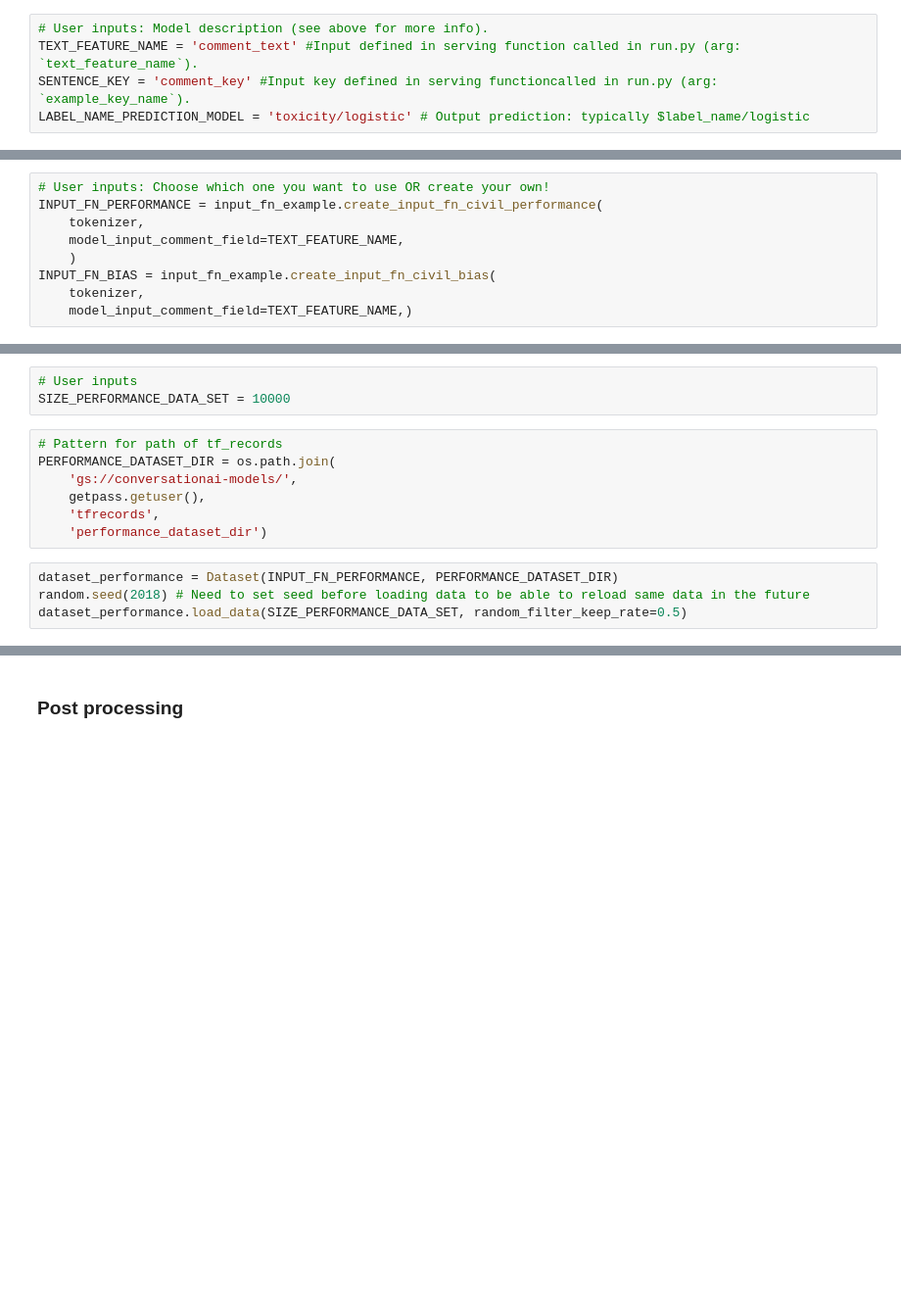
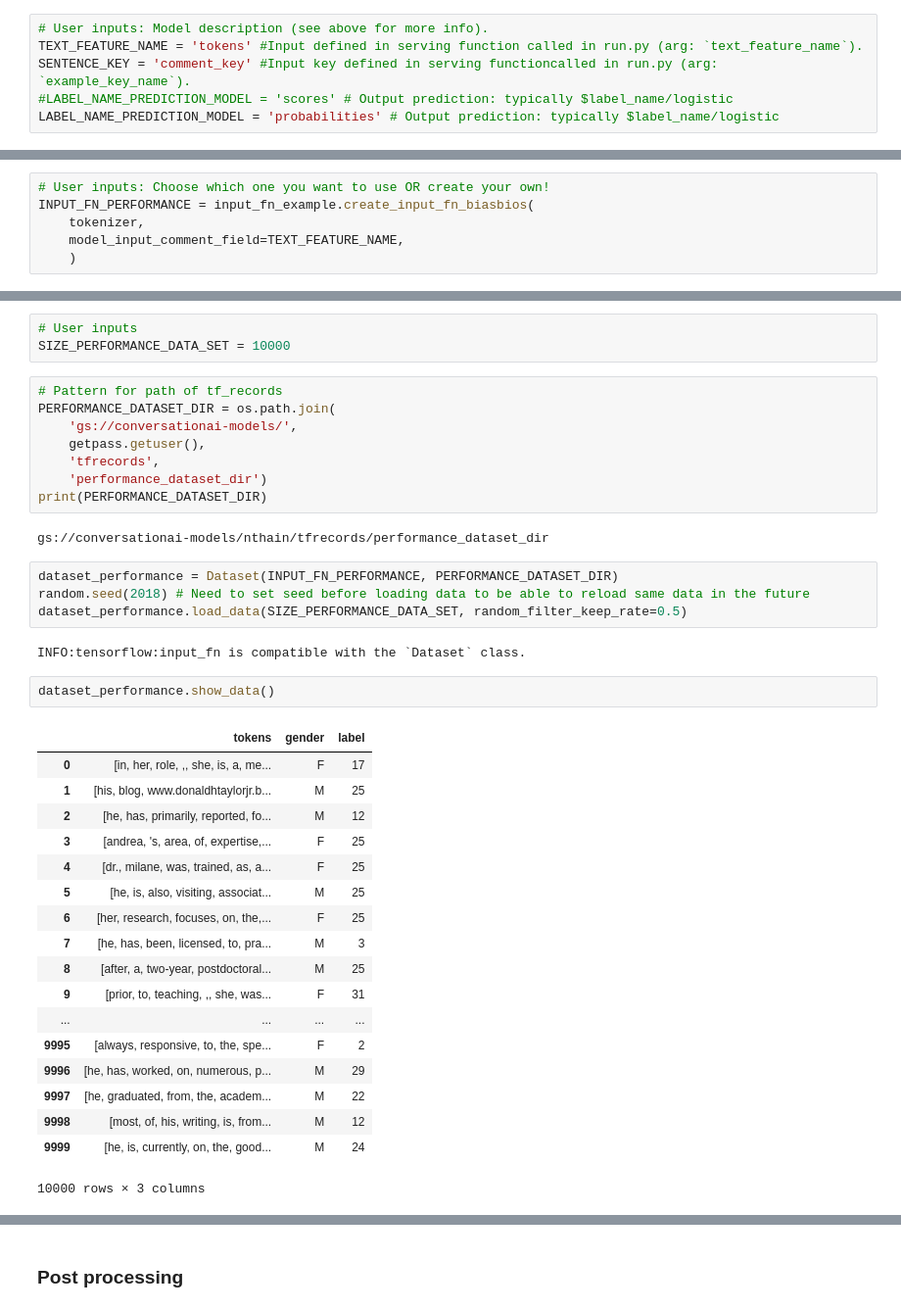
Before and after one commit to conversationai/conversationai-models, a Jupyter notebook: model_evaluation/jigsaw_evaluation_pipeline.ipynb, the cells around one changed output, grey strips where cells are left out. Shown at 98% size. Drawn from its saved outputs; the diff is of its cells as text; blank space fills up the shorter version.

Commit message:
partial evaluation on biasbios. messy but for pair debugging.

```diff
--- a/model_evaluation/jigsaw_evaluation_pipeline.ipynb
+++ b/model_evaluation/jigsaw_evaluation_pipeline.ipynb
@@ -103,8 +110,9 @@ MODEL_NAMES = [
 # %%
 # User inputs: Model description (see above for more info).
-TEXT_FEATURE_NAME = 'comment_text' #Input defined in serving function called in run.py (arg: `text_feature_name`).
+TEXT_FEATURE_NAME = 'tokens' #Input defined in serving function called in run.py (arg: `text_feature_name`).
 SENTENCE_KEY = 'comment_key' #Input key defined in serving functioncalled in run.py (arg: `example_key_name`).
-LABEL_NAME_PREDICTION_MODEL = 'toxicity/logistic' # Output prediction: typically $label_name/logistic
+#LABEL_NAME_PREDICTION_MODEL = 'scores' # Output prediction: typically $label_name/logistic
+LABEL_NAME_PREDICTION_MODEL = 'probabilities' # Output prediction: typically $label_name/logistic
 # %%
 model_input_spec = {
     TEXT_FEATURE_NAME: utils_tfrecords.EncodingFeatureSpec.LIST_STRING} #library will use this automatically
@@ -147,13 +155,10 @@ We will define two different input_fn (1 for performance, 1 for bias). The bias
 Note: You can use ANY input_fn that matches those requirements. You can find a few examples of input_fn in the file input_fn_example.py (for toxicity and civil_comments dataset).
 # %%
 # User inputs: Choose which one you want to use OR create your own!
-INPUT_FN_PERFORMANCE = input_fn_example.create_input_fn_civil_performance(
+INPUT_FN_PERFORMANCE = input_fn_example.create_input_fn_biasbios(
     tokenizer,
     model_input_comment_field=TEXT_FEATURE_NAME,
     )
-INPUT_FN_BIAS = input_fn_example.create_input_fn_civil_bias(
-    tokenizer,
-    model_input_comment_field=TEXT_FEATURE_NAME,)
 # %% [markdown]
 # Part 3: Running prediction
 # %% [markdown]
@@ -168,7 +173,33 @@ PERFORMANCE_DATASET_DIR = os.path.join(
     getpass.getuser(),
     'tfrecords',
     'performance_dataset_dir')
+print(PERFORMANCE_DATASET_DIR)
+# %% [output]
+gs://conversationai-models/nthain/tfrecords/performance_dataset_dir
 # %%
 dataset_performance = Dataset(INPUT_FN_PERFORMANCE, PERFORMANCE_DATASET_DIR)
 random.seed(2018) # Need to set seed before loading data to be able to reload same data in the future
 dataset_performance.load_data(SIZE_PERFORMANCE_DATA_SET, random_filter_keep_rate=0.5)
+# %% [output]
+INFO:tensorflow:input_fn is compatible with the `Dataset` class.
+# %%
+dataset_performance.show_data()
+# %% [output]
+|  | tokens | gender | label |
+| 0 | [in, her, role, ,, she, is, a, me... | F | 17 |
+| 1 | [his, blog, www.donaldhtaylorjr.b... | M | 25 |
+| 2 | [he, has, primarily, reported, fo... | M | 12 |
+| 3 | [andrea, 's, area, of, expertise,... | F | 25 |
+| 4 | [dr., milane, was, trained, as, a... | F | 25 |
+| 5 | [he, is, also, visiting, associat... | M | 25 |
+| 6 | [her, research, focuses, on, the,... | F | 25 |
+| 7 | [he, has, been, licensed, to, pra... | M | 3 |
+| 8 | [after, a, two-year, postdoctoral... | M | 25 |
+| 9 | [prior, to, teaching, ,, she, was... | F | 31 |
+| ... | ... | ... | ... |
+| 9995 | [always, responsive, to, the, spe... | F | 2 |
+| 9996 | [he, has, worked, on, numerous, p... | M | 29 |
+| 9997 | [he, graduated, from, the, academ... | M | 22 |
+| 9998 | [most, of, his, writing, is, from... | M | 12 |
+| 9999 | [he, is, currently, on, the, good... | M | 24 |
+10000 rows × 3 columns
```
Also changed, not shown: parts of 30 cells of this notebook, 3 other files.
